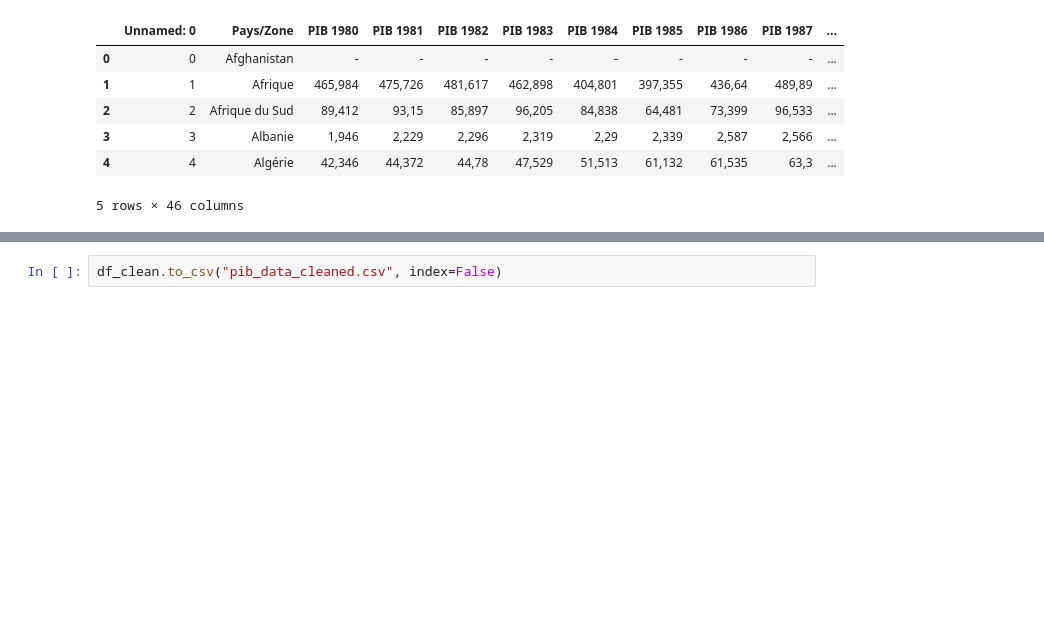
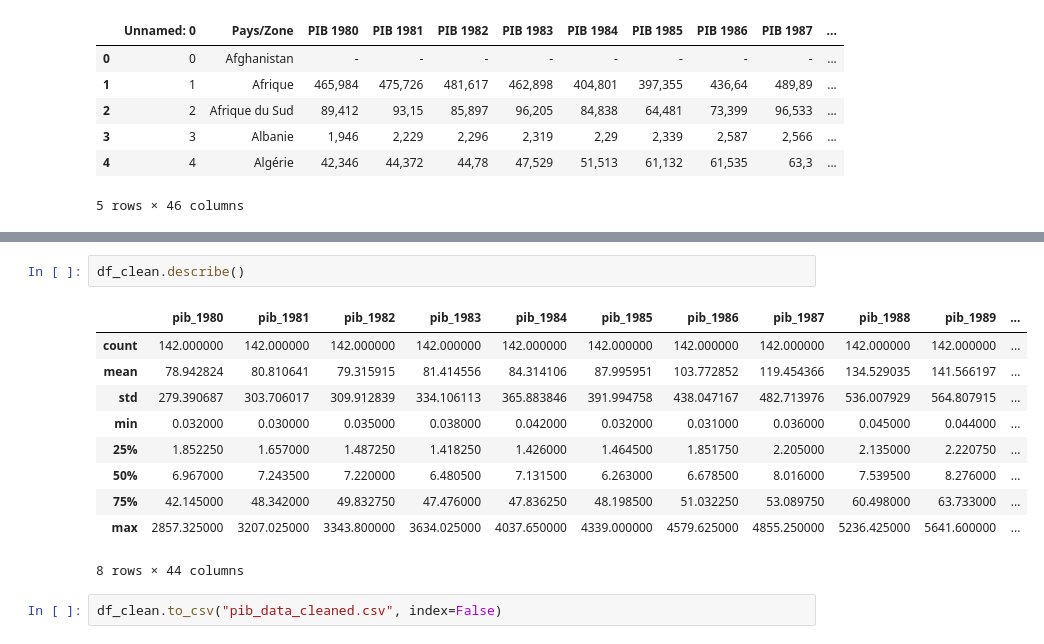
Before and after one commit to medamondonga/world_pib_analysis, a Jupyter notebook: cleaning.ipynb, the cells around one changed output, grey strips where cells are left out. Cells and saved outputs as stored; diff of their text form; blank space fills up the shorter version.

```diff
--- a/cleaning.ipynb
+++ b/cleaning.ipynb
@@ -103,2 +106,15 @@ df_clean.head()
+# %%
+df_clean.describe()
+# %% [output]
+|  | pib_1980 | pib_1981 | pib_1982 | pib_1983 | pib_1984 | pib_1985 | pib_1986 | pib_1987 | pib_1988 | pib_1989 | ... |
+| count | 142.000000 | 142.000000 | 142.000000 | 142.000000 | 142.000000 | 142.000000 | 142.000000 | 142.000000 | 142.000000 | 142.000000 | ... |
+| mean | 78.942824 | 80.810641 | 79.315915 | 81.414556 | 84.314106 | 87.995951 | 103.772852 | 119.454366 | 134.529035 | 141.566197 | ... |
+| std | 279.390687 | 303.706017 | 309.912839 | 334.106113 | 365.883846 | 391.994758 | 438.047167 | 482.713976 | 536.007929 | 564.807915 | ... |
+| min | 0.032000 | 0.030000 | 0.035000 | 0.038000 | 0.042000 | 0.032000 | 0.031000 | 0.036000 | 0.045000 | 0.044000 | ... |
+| 25% | 1.852250 | 1.657000 | 1.487250 | 1.418250 | 1.426000 | 1.464500 | 1.851750 | 2.205000 | 2.135000 | 2.220750 | ... |
+| 50% | 6.967000 | 7.243500 | 7.220000 | 6.480500 | 7.131500 | 6.263000 | 6.678500 | 8.016000 | 7.539500 | 8.276000 | ... |
+| 75% | 42.145000 | 48.342000 | 49.832750 | 47.476000 | 47.836250 | 48.198500 | 51.032250 | 53.089750 | 60.498000 | 63.733000 | ... |
+| max | 2857.325000 | 3207.025000 | 3343.800000 | 3634.025000 | 4037.650000 | 4339.000000 | 4579.625000 | 4855.250000 | 5236.425000 | 5641.600000 | ... |
+8 rows × 44 columns
 # %%
 df_clean.to_csv("pib_data_cleaned.csv", index=False)
```
Also changed, not shown: parts of 5 cells of this notebook, 2 other files.
